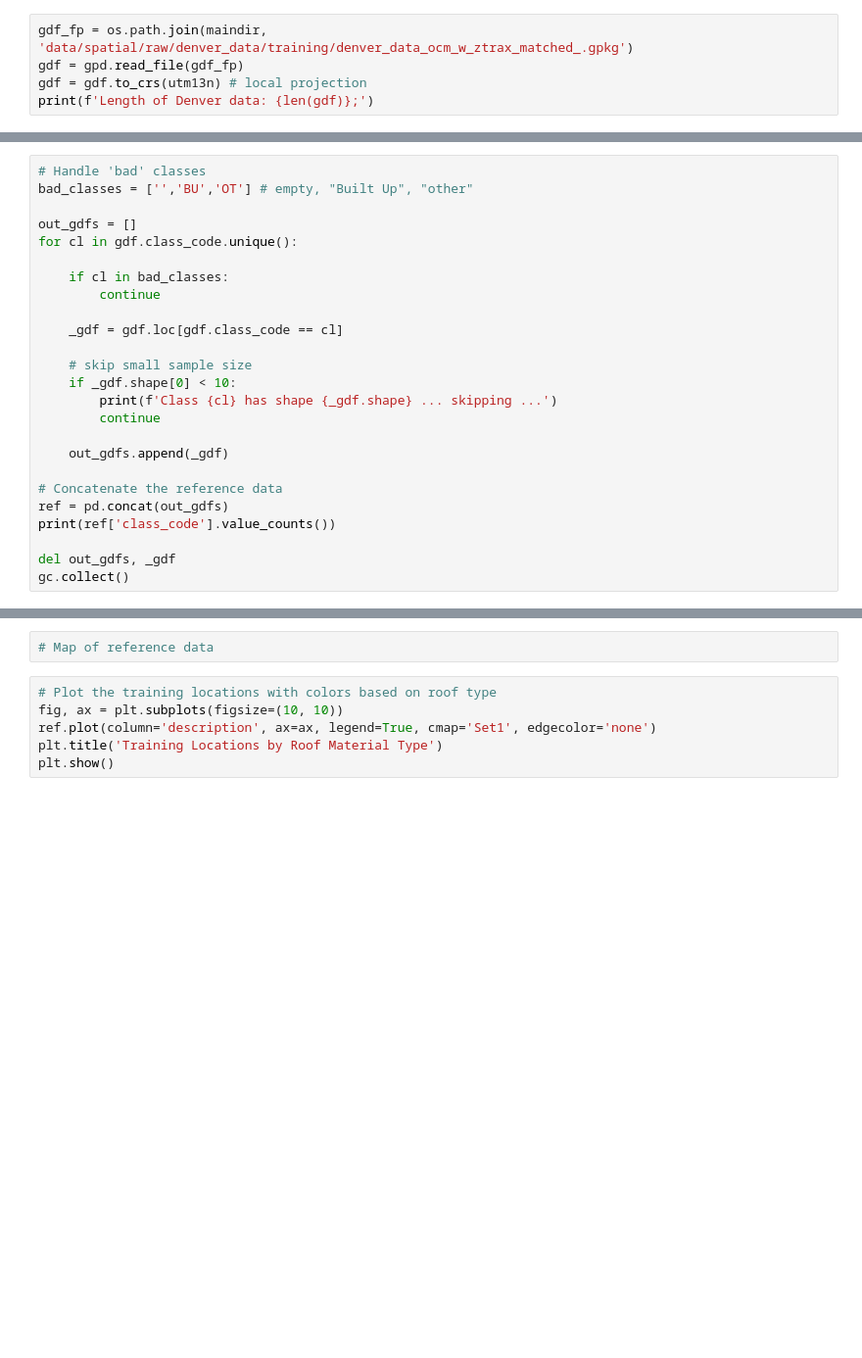
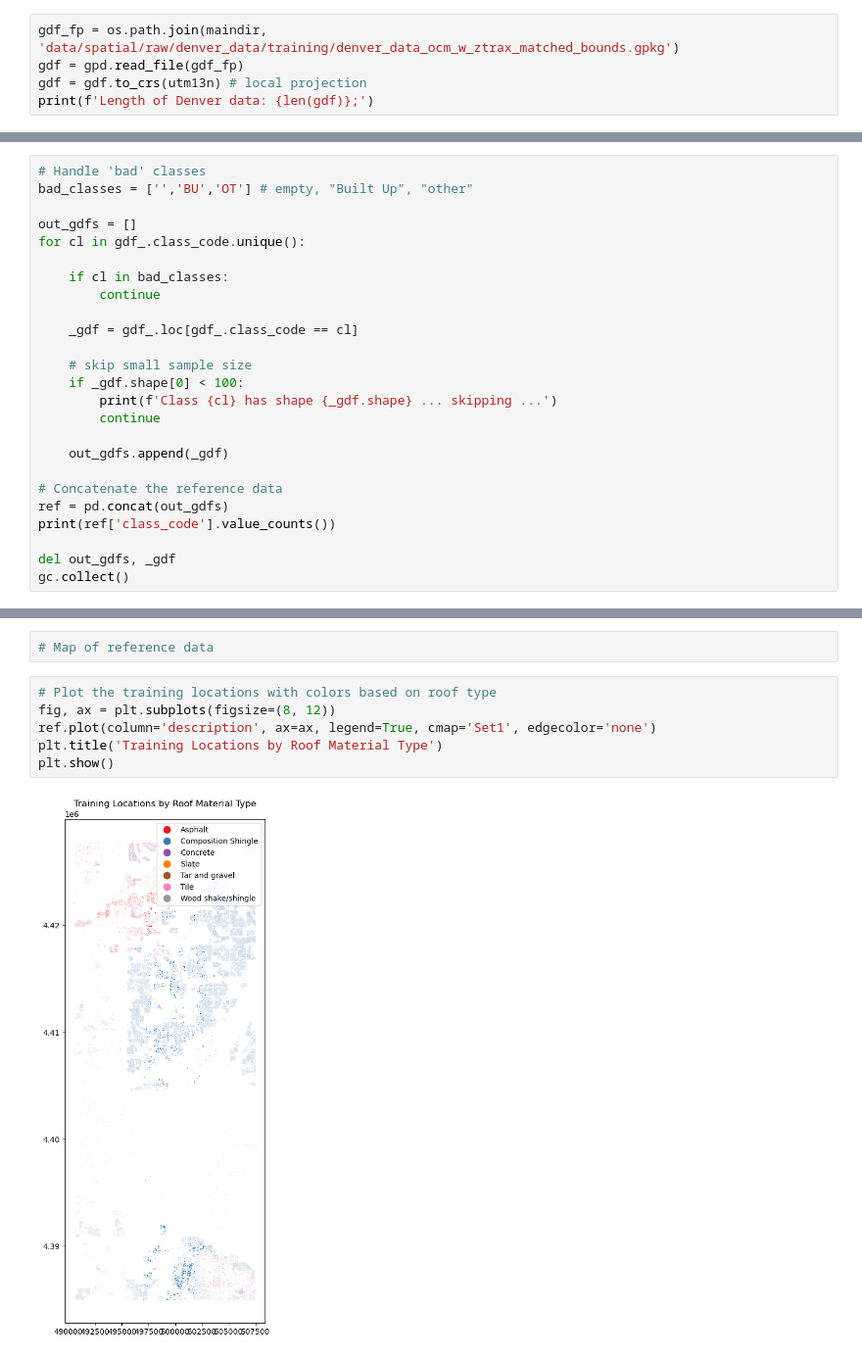
Before and after one commit to maxwellCcook/rooftop-mapping, a Jupyter notebook: code/01reference-prep-Denver.ipynb, the cells around one changed output, grey strips where cells are left out. Shown at 98% size. Cells and saved outputs as stored; diff of their text form; blank space fills up the shorter version.

```diff
--- a/code/01reference-prep-Denver.ipynb
+++ b/code/01reference-prep-Denver.ipynb
@@ -25,7 +25,7 @@ print("Ready !")
 # %% [output]
 Ready !
 # %%
-gdf_fp = os.path.join(maindir, 'data/spatial/raw/denver_data/training/denver_data_ocm_w_ztrax_matched_.gpkg')
+gdf_fp = os.path.join(maindir, 'data/spatial/raw/denver_data/training/denver_data_ocm_w_ztrax_matched_bounds.gpkg')
 gdf = gpd.read_file(gdf_fp)
 gdf = gdf.to_crs(utm13n) # local projection
 print(f'Length of Denver data: {len(gdf)};')
@@ -60,15 +99,15 @@ gdf_.class_code.value_counts()
 bad_classes = ['','BU','OT'] # empty, "Built Up", "other"
 
 out_gdfs = []
-for cl in gdf.class_code.unique():
+for cl in gdf_.class_code.unique():
 
     if cl in bad_classes:
         continue
 
-    _gdf = gdf.loc[gdf.class_code == cl]
+    _gdf = gdf_.loc[gdf_.class_code == cl]
 
     # skip small sample size
-    if _gdf.shape[0] < 10:
+    if _gdf.shape[0] < 100:
         print(f'Class {cl} has shape {_gdf.shape} ... skipping ...')
         continue
 
@@ -123,9 +221,11 @@ plt.show()
 # Map of reference data
 # %%
 # Plot the training locations with colors based on roof type
-fig, ax = plt.subplots(figsize=(10, 10))
+fig, ax = plt.subplots(figsize=(8, 12))
 ref.plot(column='description', ax=ax, legend=True, cmap='Set1', edgecolor='none')
 plt.title('Training Locations by Roof Material Type')
 plt.show()
+# %% [output]
+[figure, added]
 # %%
 # Save to geopackage
```
Also changed, not shown: parts of 14 cells of this notebook.
